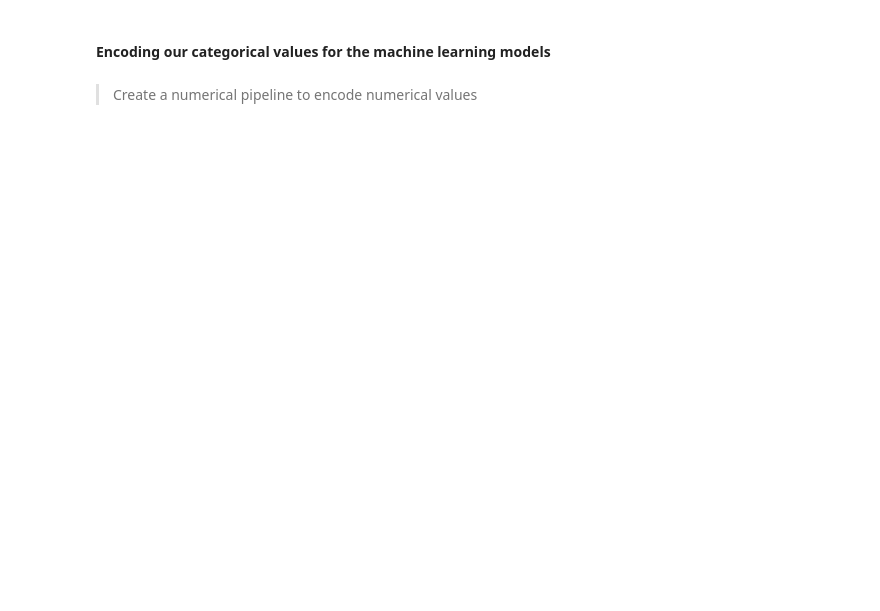
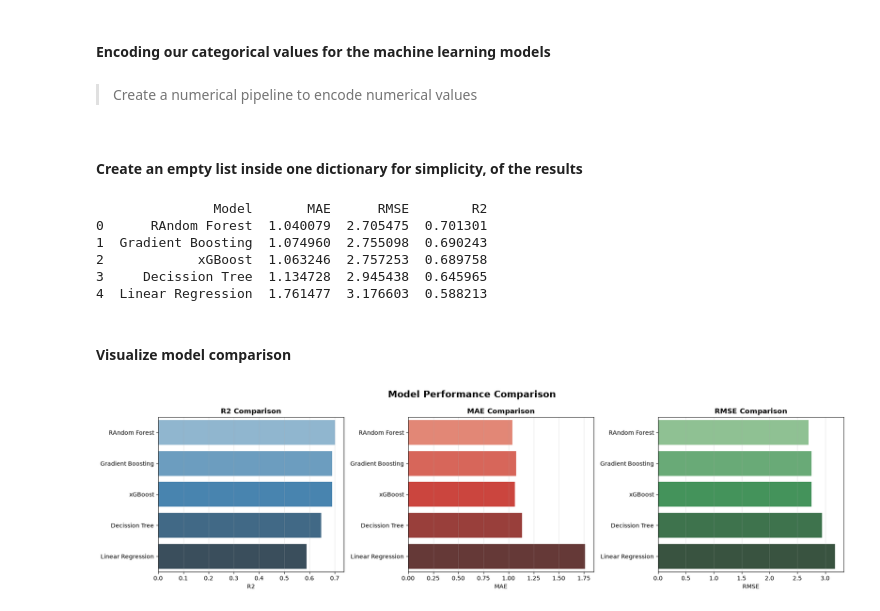
Before and after one commit to A-kinyua/Car_price_prediction_CodeAlpha, a Jupyter notebook: car_price_prediction.ipynb, the cells around one changed output. Drawn from its saved outputs; the diff is of its cells as text; code cells hidden in the pictures; blank space fills up the shorter version.

Commit message:
Added all regression models for ml models, compared (MAE, RMSE, R2)

```diff
--- a/car_price_prediction.ipynb
+++ b/car_price_prediction.ipynb
@@ -390,6 +394,19 @@ num_pipe = Pipeline(steps=[
 preprocess = ColumnTransformer(
     transformers=[
         ("cat", OneHotEncoder(handle_unknown="ignore"), cat_cols),
-        ("num", "num_pipe", num_cols)
+        ("num", num_pipe, num_cols)
     ]
 )
+# %%
+# create a dictionary for regression models we want to train on our dataset
+models = {
+    "Linear Regression" : LinearRegression(),
+    "Decission Tree" : DecisionTreeRegressor(random_state=42),
+    "RAndom Forest" : RandomForestRegressor(n_estimators=100, random_state=42),
+    "xGBoost" : XGBRegressor(n_estimators=100, random_state=42, verbrose=False),
+    "Gradient Boosting" : GradientBoostingRegressor(n_estimators=100, random_state=42)
+
+
+}
+# %% [markdown]
+#### Create an empty list inside one dictionary for simplicity, of the results
@@ -395,0 +441,40 @@ preprocess = ColumnTransformer(
+# %%
+# arrange the r2 in assending order
+#put in mind that a higher R2 is better and a lower Rmse/mae is better
+results_df2 = results_df.sort_values('R2', ascending=False).reset_index(drop=True)
+print(results_df2)
+# %% [output]
+               Model       MAE      RMSE        R2
+0      RAndom Forest  1.040079  2.705475  0.701301
+1  Gradient Boosting  1.074960  2.755098  0.690243
+2            xGBoost  1.063246  2.757253  0.689758
+3     Decission Tree  1.134728  2.945438  0.645965
+4  Linear Regression  1.761477  3.176603  0.588213
+# %% [markdown]
+#### **Visualize model comparison**
+# %%
+#Define the metrics and the colours that will be use to represent each
+
+metrics = ['R2', 'MAE', 'RMSE']
+colors = ['Blues_d', 'Reds_d', 'Greens_d']
+# %%
+
+#Create the figure with 3 empty charts side-by-side
+
+fig, axes = plt.subplots(1, 3, figsize=(18, 5))
+fig.suptitle('Model Performance Comparison', fontsize=16, fontweight='bold')
+
+for i, metric in enumerate(metrics):
+    # Plot the data
+    sns.barplot(data=results_df2, x=metric, y='Model', ax=axes[i], palette=colors[i])
+
+    # Apply formatting
+    axes[i].set_title(f'{metric} Comparison', fontweight='bold')
+    axes[i].set_ylabel('') # Hides the "Model" label on the y-axis for a cleaner look
+    axes[i].grid(axis='x', alpha=0.3)
+
+#final result
+plt.tight_layout()
+plt.show()
+# %% [output]
+[figure, added]
```
Also changed, not shown: parts of 3 cells of this notebook.
